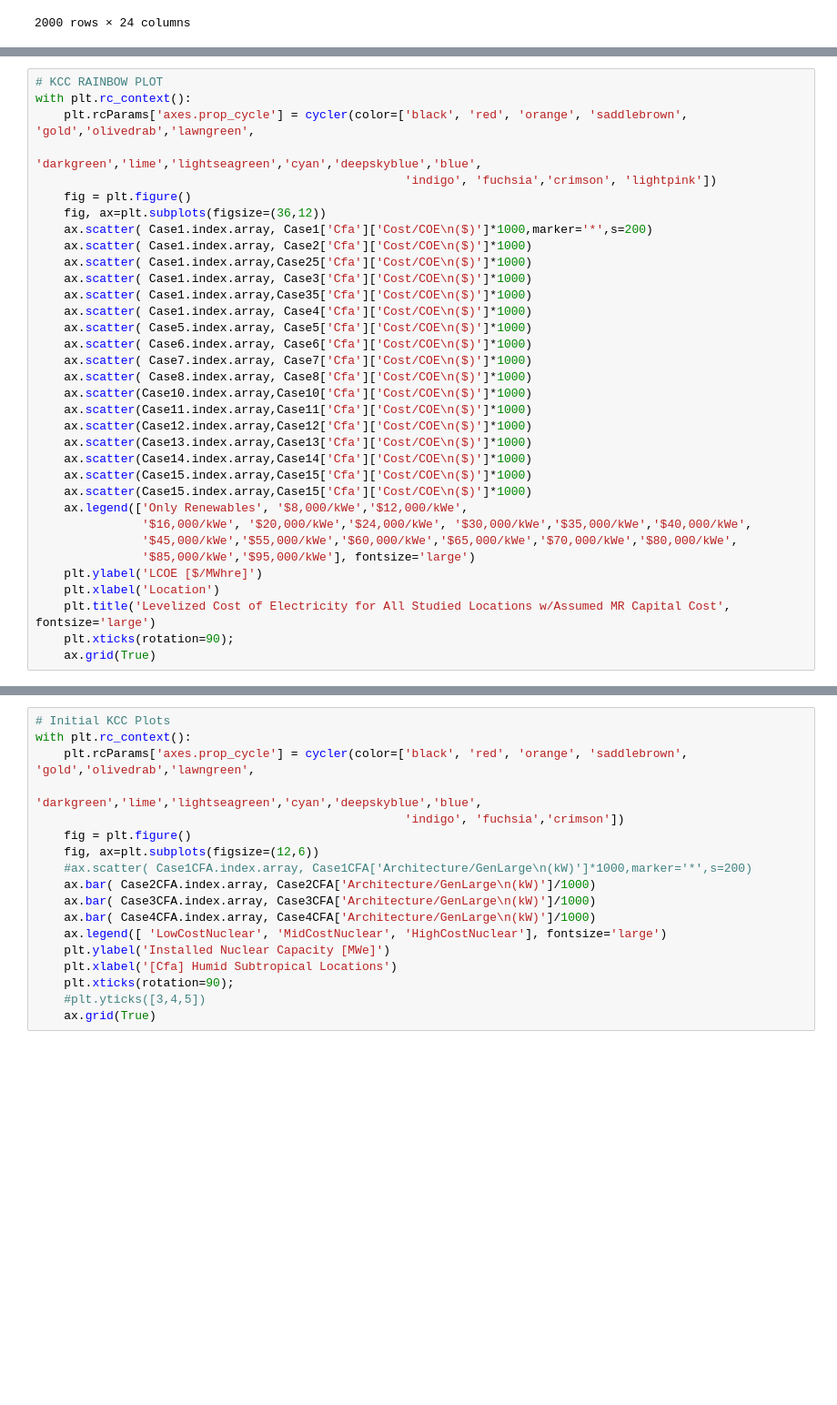
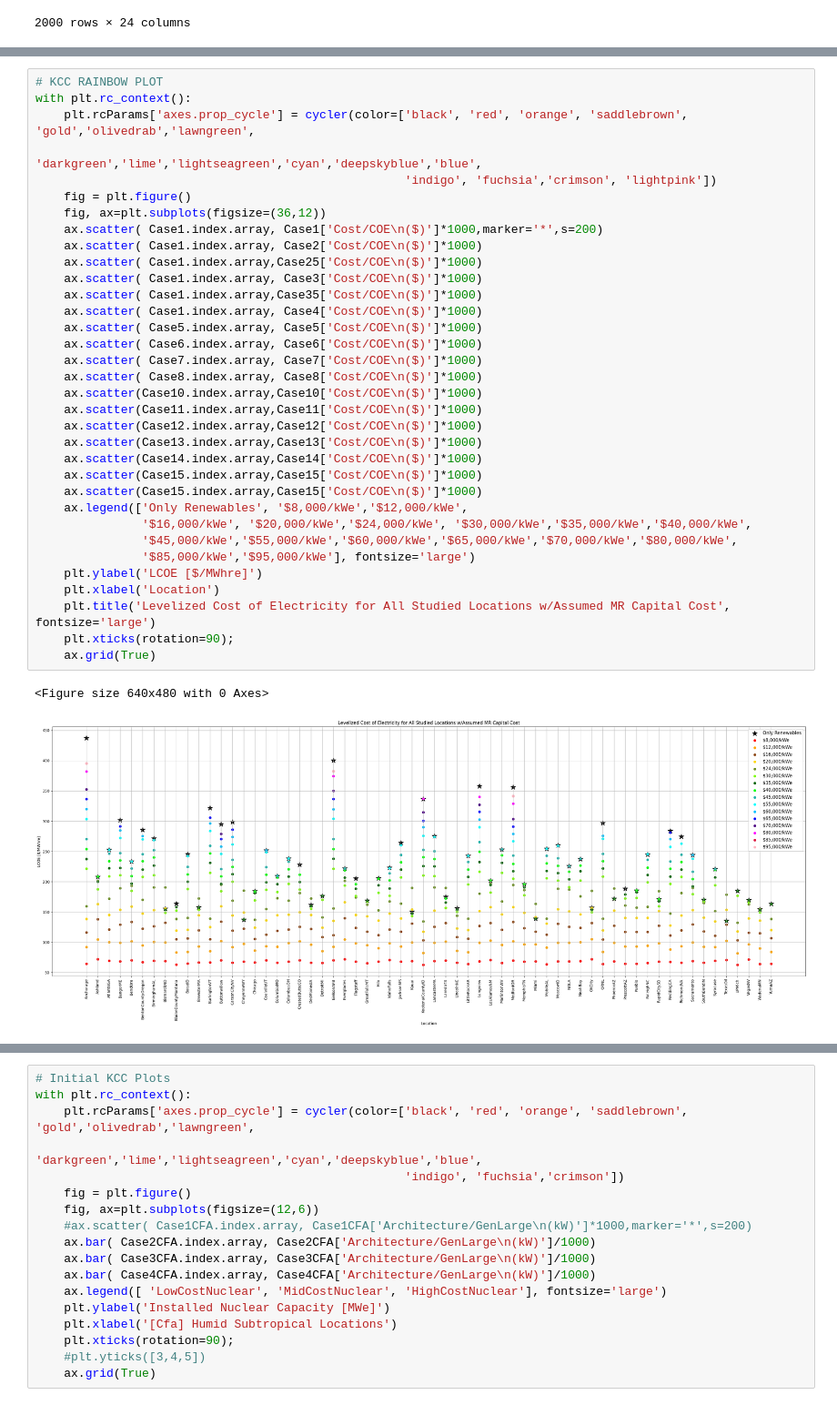
Before and after one commit to uw-reti/homer, a Jupyter notebook: ClimateStudies/OutputProcessing/HOMERDataProcessor.ipynb, the cells around one changed output, grey strips where cells are left out. Shown at 91% size. Saved outputs shown, nothing was run; the diff lists cells and outputs as text; blank space fills up the shorter version.

```diff
--- a/ClimateStudies/OutputProcessing/HOMERDataProcessor.ipynb
+++ b/ClimateStudies/OutputProcessing/HOMERDataProcessor.ipynb
@@ -485,37 +576,40 @@ plt.xticks(rotation=90);
 # %%
 # KCC RAINBOW PLOT
 with plt.rc_context():
     plt.rcParams['axes.prop_cycle'] = cycler(color=['black', 'red', 'orange', 'saddlebrown', 'gold','olivedrab','lawngreen',
                                                     'darkgreen','lime','lightseagreen','cyan','deepskyblue','blue',
                                                     'indigo', 'fuchsia','crimson', 'lightpink'])
     fig = plt.figure()
     fig, ax=plt.subplots(figsize=(36,12))
-    ax.scatter( Case1.index.array, Case1['Cfa']['Cost/COE\n($)']*1000,marker='*',s=200)
-    ax.scatter( Case1.index.array, Case2['Cfa']['Cost/COE\n($)']*1000)
-    ax.scatter( Case1.index.array,Case25['Cfa']['Cost/COE\n($)']*1000)
-    ax.scatter( Case1.index.array, Case3['Cfa']['Cost/COE\n($)']*1000)
-    ax.scatter( Case1.index.array,Case35['Cfa']['Cost/COE\n($)']*1000)
-    ax.scatter( Case1.index.array, Case4['Cfa']['Cost/COE\n($)']*1000)
-    ax.scatter( Case5.index.array, Case5['Cfa']['Cost/COE\n($)']*1000)
-    ax.scatter( Case6.index.array, Case6['Cfa']['Cost/COE\n($)']*1000)
-    ax.scatter( Case7.index.array, Case7['Cfa']['Cost/COE\n($)']*1000)
-    ax.scatter( Case8.index.array, Case8['Cfa']['Cost/COE\n($)']*1000)
-    ax.scatter(Case10.index.array,Case10['Cfa']['Cost/COE\n($)']*1000)
-    ax.scatter(Case11.index.array,Case11['Cfa']['Cost/COE\n($)']*1000)
-    ax.scatter(Case12.index.array,Case12['Cfa']['Cost/COE\n($)']*1000)
-    ax.scatter(Case13.index.array,Case13['Cfa']['Cost/COE\n($)']*1000)
-    ax.scatter(Case14.index.array,Case14['Cfa']['Cost/COE\n($)']*1000)
-    ax.scatter(Case15.index.array,Case15['Cfa']['Cost/COE\n($)']*1000)
-    ax.scatter(Case15.index.array,Case15['Cfa']['Cost/COE\n($)']*1000)
+    ax.scatter( Case1.index.array, Case1['Cost/COE\n($)']*1000,marker='*',s=200)
+    ax.scatter( Case1.index.array, Case2['Cost/COE\n($)']*1000)
+    ax.scatter( Case1.index.array,Case25['Cost/COE\n($)']*1000)
+    ax.scatter( Case1.index.array, Case3['Cost/COE\n($)']*1000)
+    ax.scatter( Case1.index.array,Case35['Cost/COE\n($)']*1000)
+    ax.scatter( Case1.index.array, Case4['Cost/COE\n($)']*1000)
+    ax.scatter( Case5.index.array, Case5['Cost/COE\n($)']*1000)
+    ax.scatter( Case6.index.array, Case6['Cost/COE\n($)']*1000)
+    ax.scatter( Case7.index.array, Case7['Cost/COE\n($)']*1000)
+    ax.scatter( Case8.index.array, Case8['Cost/COE\n($)']*1000)
+    ax.scatter(Case10.index.array,Case10['Cost/COE\n($)']*1000)
+    ax.scatter(Case11.index.array,Case11['Cost/COE\n($)']*1000)
+    ax.scatter(Case12.index.array,Case12['Cost/COE\n($)']*1000)
+    ax.scatter(Case13.index.array,Case13['Cost/COE\n($)']*1000)
+    ax.scatter(Case14.index.array,Case14['Cost/COE\n($)']*1000)
+    ax.scatter(Case15.index.array,Case15['Cost/COE\n($)']*1000)
+    ax.scatter(Case15.index.array,Case15['Cost/COE\n($)']*1000)
     ax.legend(['Only Renewables', '$8,000/kWe','$12,000/kWe',
                '$16,000/kWe', '$20,000/kWe','$24,000/kWe', '$30,000/kWe','$35,000/kWe','$40,000/kWe',
                '$45,000/kWe','$55,000/kWe','$60,000/kWe','$65,000/kWe','$70,000/kWe','$80,000/kWe',
                '$85,000/kWe','$95,000/kWe'], fontsize='large')
     plt.ylabel('LCOE [$/MWhre]')
     plt.xlabel('Location')
     plt.title('Levelized Cost of Electricity for All Studied Locations w/Assumed MR Capital Cost', fontsize='large')
     plt.xticks(rotation=90);
     ax.grid(True)
+# %% [output]
+<Figure size 640x480 with 0 Axes>
+[figure, added]
 # %%
 # DATA FOR MLR
 #for index = opt_out.ind
```
Also changed, not shown: parts of 11 cells of this notebook.
